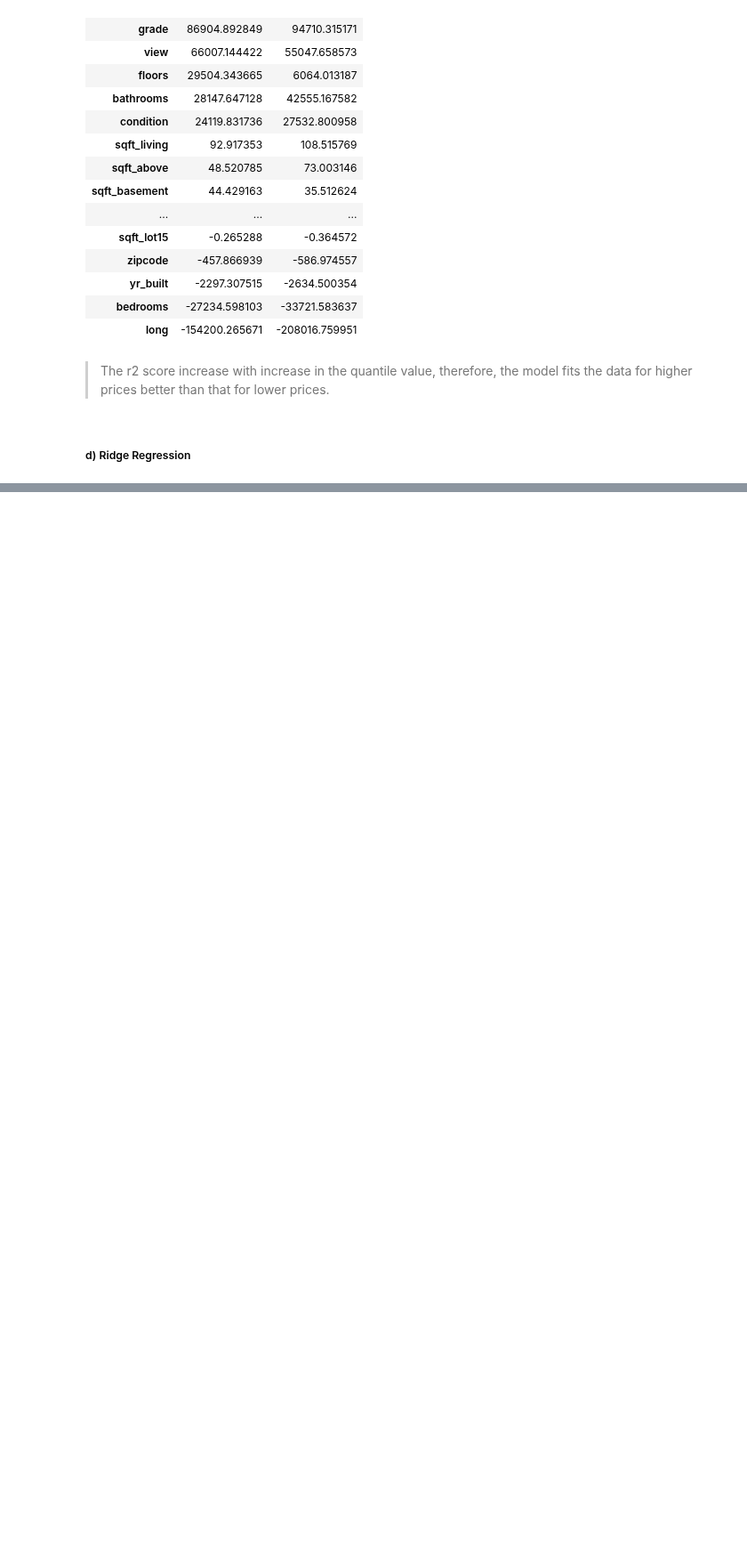
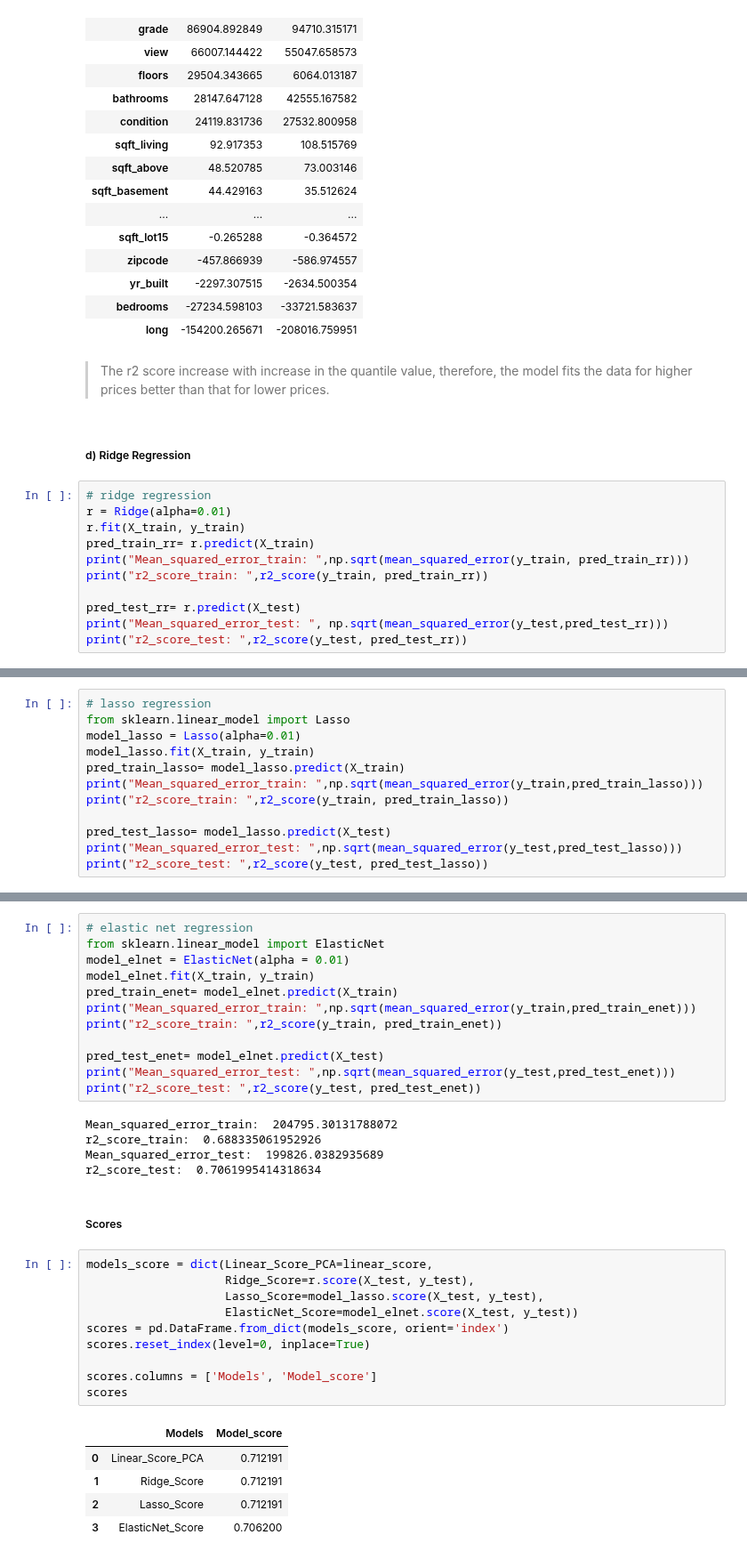
Before and after one commit to stogaja/Python-ML-Projects, a Jupyter notebook: Regression with Hass Consulting Company/app.ipynb, the cells around one changed output, grey strips where cells are left out. Shown at 89% size. Saved outputs shown, nothing was run; the diff lists cells and outputs as text; blank space fills up the shorter version.

```diff
--- a/Regression with Hass Consulting Company/app.ipynb
+++ b/Regression with Hass Consulting Company/app.ipynb
@@ -925,3 +925,14 @@ Intercept = 174.39192811772227
 > The r2 score increase with increase in the quantile value, therefore, the model fits the data for higher prices better than that for lower prices.
 # %% [markdown]
 ##### d) Ridge Regression
+# %%
+# ridge regression
+r = Ridge(alpha=0.01)
+r.fit(X_train, y_train)
+pred_train_rr= r.predict(X_train)
+print("Mean_squared_error_train: ",np.sqrt(mean_squared_error(y_train, pred_train_rr)))
+print("r2_score_train: ",r2_score(y_train, pred_train_rr))
+
+pred_test_rr= r.predict(X_test)
+print("Mean_squared_error_test: ", np.sqrt(mean_squared_error(y_test,pred_test_rr)))
+print("r2_score_test: ",r2_score(y_test, pred_test_rr))
@@ -927,0 +946,12 @@ Intercept = 174.39192811772227
+# %%
+# lasso regression
+from sklearn.linear_model import Lasso
+model_lasso = Lasso(alpha=0.01)
+model_lasso.fit(X_train, y_train)
+pred_train_lasso= model_lasso.predict(X_train)
+print("Mean_squared_error_train: ",np.sqrt(mean_squared_error(y_train,pred_train_lasso)))
+print("r2_score_train: ",r2_score(y_train, pred_train_lasso))
+
+pred_test_lasso= model_lasso.predict(X_test)
+print("Mean_squared_error_test: ",np.sqrt(mean_squared_error(y_test,pred_test_lasso)))
+print("r2_score_test: ",r2_score(y_test, pred_test_lasso))
@@ -927,0 +965,35 @@ Intercept = 174.39192811772227
+# %%
+# elastic net regression
+from sklearn.linear_model import ElasticNet
+model_elnet = ElasticNet(alpha = 0.01)
+model_elnet.fit(X_train, y_train)
+pred_train_enet= model_elnet.predict(X_train)
+print("Mean_squared_error_train: ",np.sqrt(mean_squared_error(y_train,pred_train_enet)))
+print("r2_score_train: ",r2_score(y_train, pred_train_enet))
+
+pred_test_enet= model_elnet.predict(X_test)
+print("Mean_squared_error_test: ",np.sqrt(mean_squared_error(y_test,pred_test_enet)))
+print("r2_score_test: ",r2_score(y_test, pred_test_enet))
+# %% [output]
+Mean_squared_error_train:  204795.30131788072
+r2_score_train:  0.688335061952926
+Mean_squared_error_test:  199826.0382935689
+r2_score_test:  0.7061995414318634
+# %% [markdown]
+##### Scores
+# %%
+models_score = dict(Linear_Score_PCA=linear_score,
+                    Ridge_Score=r.score(X_test, y_test),
+                    Lasso_Score=model_lasso.score(X_test, y_test),
+                    ElasticNet_Score=model_elnet.score(X_test, y_test))
+scores = pd.DataFrame.from_dict(models_score, orient='index')
+scores.reset_index(level=0, inplace=True)
+
+scores.columns = ['Models', 'Model_score']
+scores
+# %% [output]
+|  | Models | Model_score |
+| 0 | Linear_Score_PCA | 0.712191 |
+| 1 | Ridge_Score | 0.712191 |
+| 2 | Lasso_Score | 0.712191 |
+| 3 | ElasticNet_Score | 0.706200 |
```
Also changed, not shown: parts of 4 cells of this notebook.
